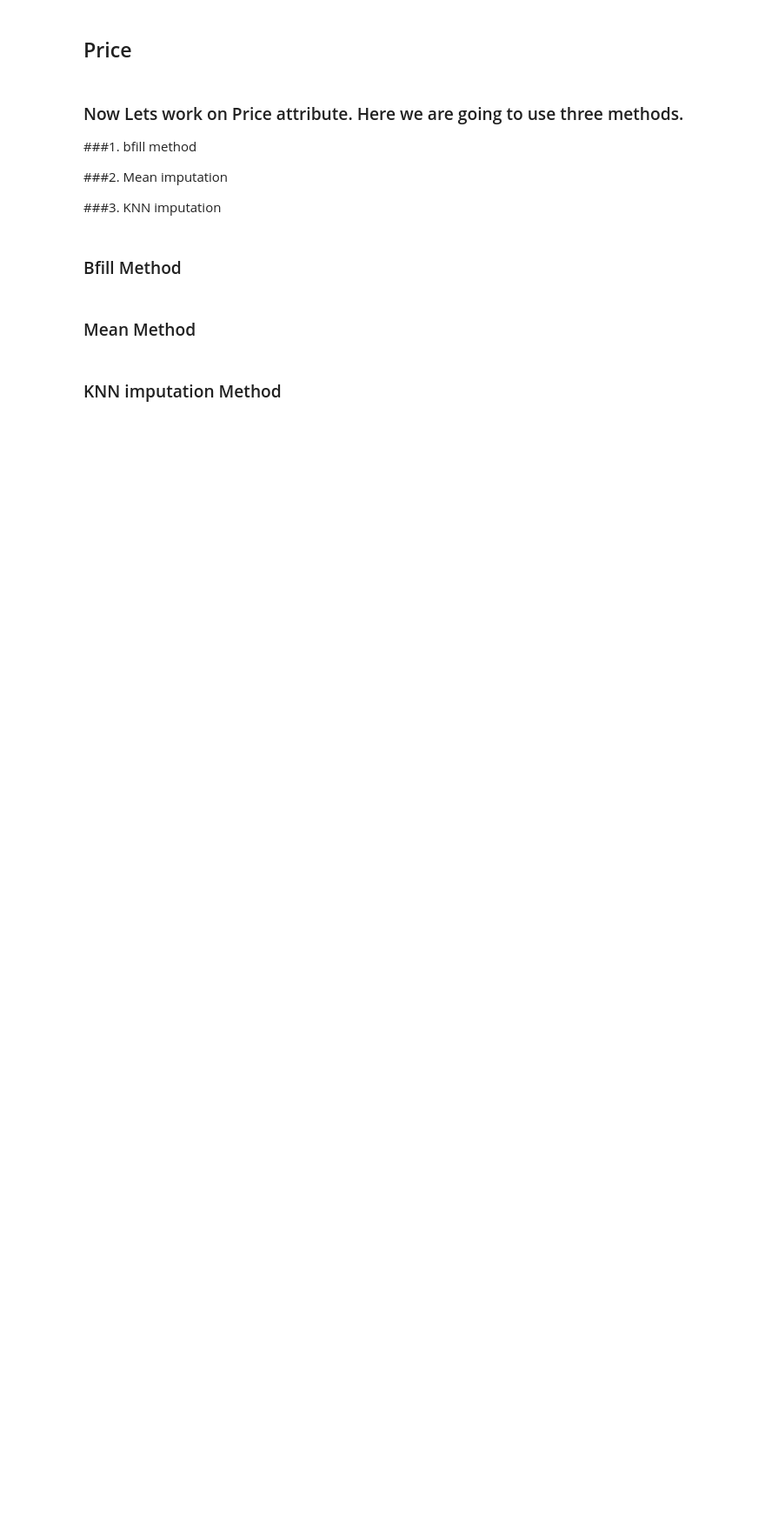
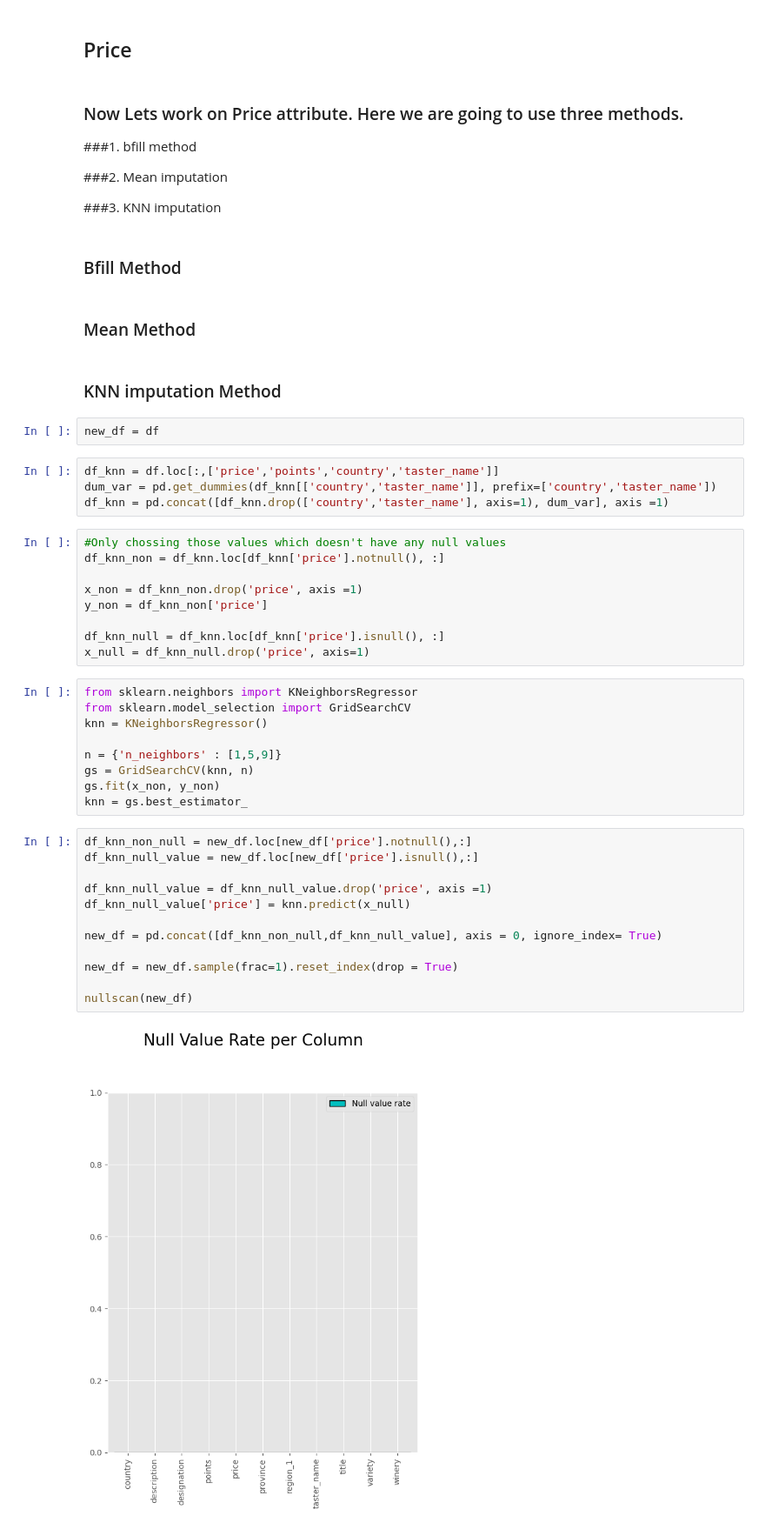
Before and after one commit to janmejoykar1807/KagglePracticeProject, a Jupyter notebook: Wine_Enthusiasts.ipynb, the cells around one changed output. Shown: that part at 87% size. Saved outputs shown, nothing was run; the diff lists cells and outputs as text; blank space fills up the shorter version.

```diff
--- a/Wine_Enthusiasts.ipynb
+++ b/Wine_Enthusiasts.ipynb
@@ -340,3 +342,41 @@ nullscan(df)
 ### Mean Method
 # %% [markdown]
 ### KNN imputation Method
+# %%
+new_df = df
+# %%
+df_knn = df.loc[:,['price','points','country','taster_name']]
+dum_var = pd.get_dummies(df_knn[['country','taster_name']], prefix=['country','taster_name'])
+df_knn = pd.concat([df_knn.drop(['country','taster_name'], axis=1), dum_var], axis =1)
+# %%
+#Only chossing those values which doesn't have any null values
+df_knn_non = df_knn.loc[df_knn['price'].notnull(), :]
+
+x_non = df_knn_non.drop('price', axis =1)
+y_non = df_knn_non['price']
+
+df_knn_null = df_knn.loc[df_knn['price'].isnull(), :]
+x_null = df_knn_null.drop('price', axis=1)
+# %%
+from sklearn.neighbors import KNeighborsRegressor
+from sklearn.model_selection import GridSearchCV
+knn = KNeighborsRegressor()
+
+n = {'n_neighbors' : [1,5,9]}
+gs = GridSearchCV(knn, n)
+gs.fit(x_non, y_non)
+knn = gs.best_estimator_
+# %%
+df_knn_non_null = new_df.loc[new_df['price'].notnull(),:]
+df_knn_null_value = new_df.loc[new_df['price'].isnull(),:]
+
+df_knn_null_value = df_knn_null_value.drop('price', axis =1)
+df_knn_null_value['price'] = knn.predict(x_null)
+
+new_df = pd.concat([df_knn_non_null,df_knn_null_value], axis = 0, ignore_index= True)
+
+new_df = new_df.sample(frac=1).reset_index(drop = True)
+
+nullscan(new_df)
+# %% [output]
+[figure, added]
```
Also changed, not shown: parts of 3 cells of this notebook.
